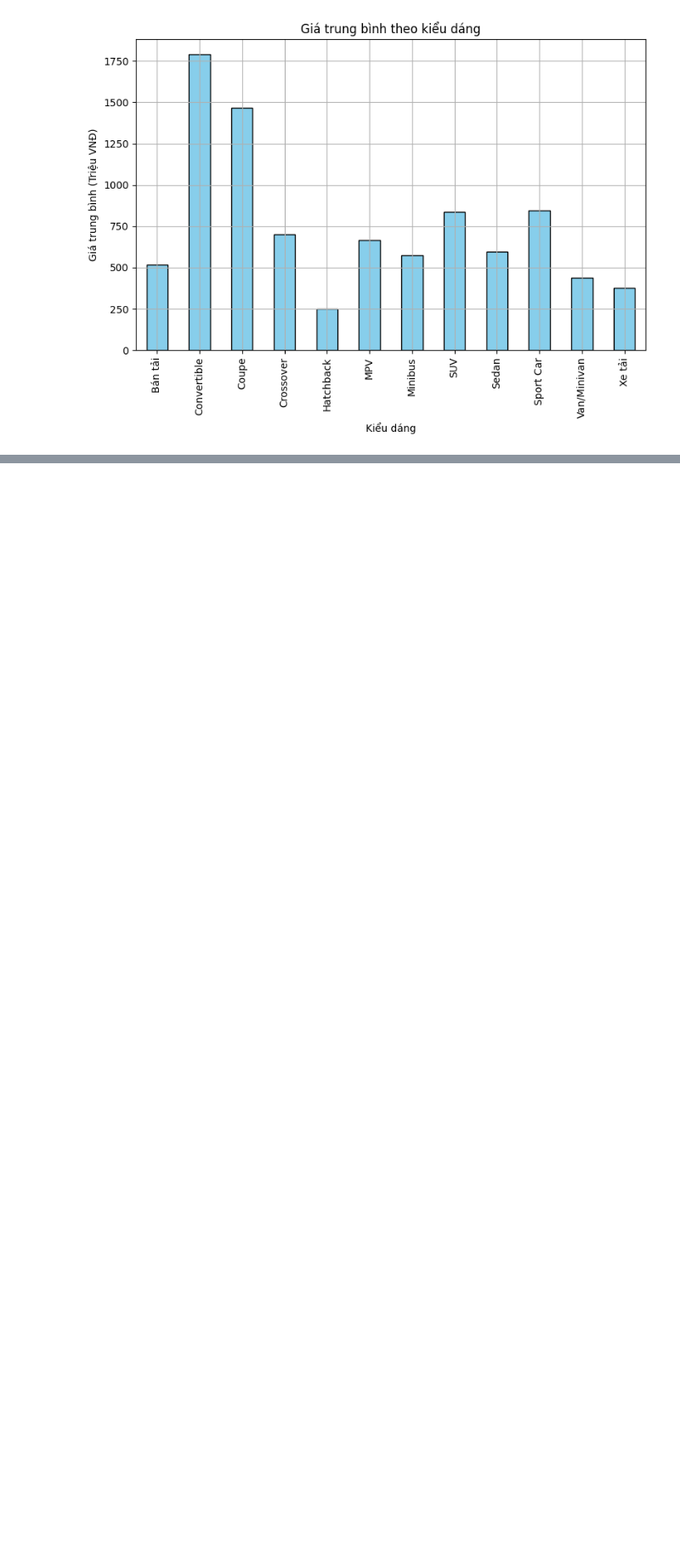
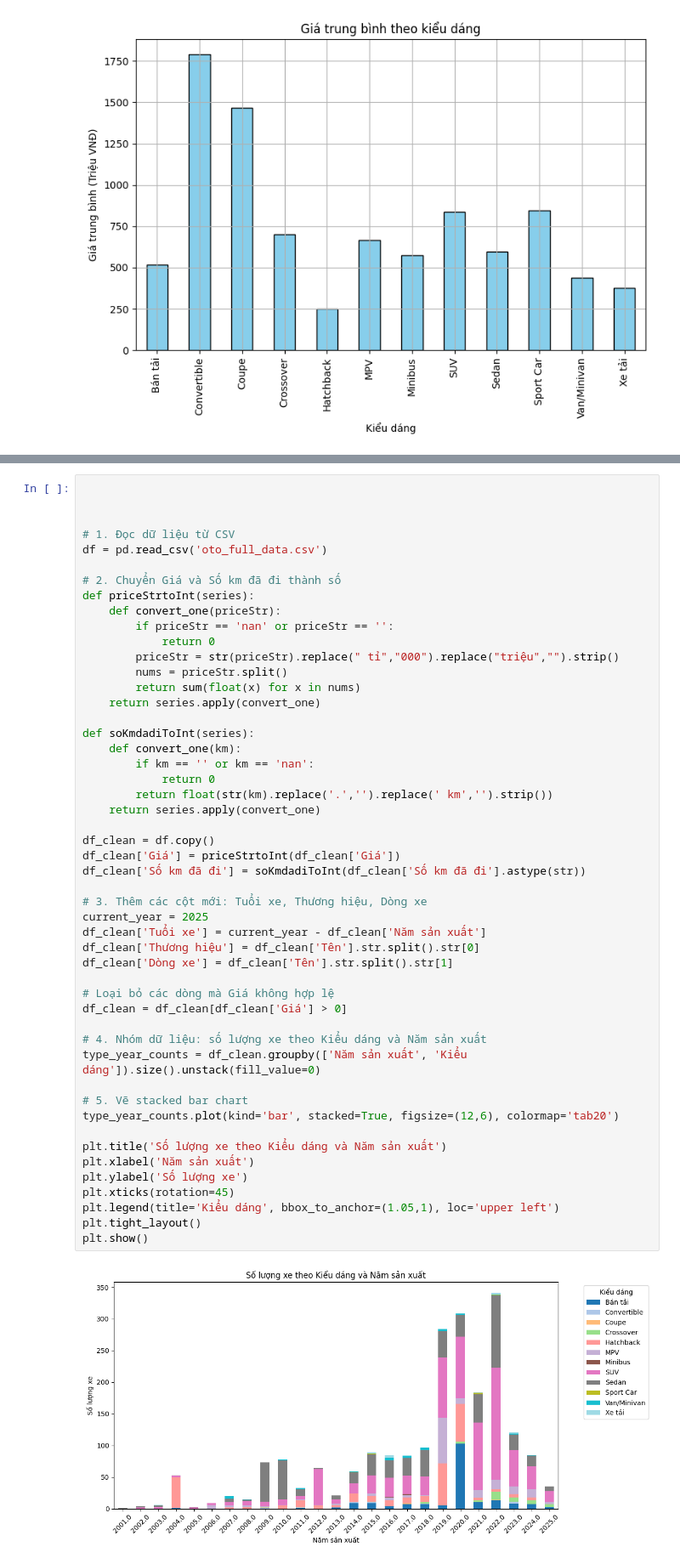
Before and after one commit to hoanpvpv/BTL-DATA, a Jupyter notebook: clearDataBTL2.ipynb, the cells around one changed output, grey strips where cells are left out. Shown: that part at 85% size. Saved outputs shown, nothing was run; the diff lists cells and outputs as text; blank space fills up the shorter version.

```diff
--- a/clearDataBTL2.ipynb
+++ b/clearDataBTL2.ipynb
@@ -209,0 +202,52 @@ plt.show()
+# %%
+
+
+
+# 1. Đọc dữ liệu từ CSV
+df = pd.read_csv('oto_full_data.csv')
+
+# 2. Chuyển Giá và Số km đã đi thành số
+def priceStrtoInt(series):
+    def convert_one(priceStr):
+        if priceStr == 'nan' or priceStr == '':
+            return 0
+        priceStr = str(priceStr).replace(" tỉ","000").replace("triệu","").strip()
+        nums = priceStr.split()
+        return sum(float(x) for x in nums)
+    return series.apply(convert_one)
+
+def soKmdadiToInt(series):
+    def convert_one(km):
+        if km == '' or km == 'nan':
+            return 0
+        return float(str(km).replace('.','').replace(' km','').strip())
+    return series.apply(convert_one)
+
+df_clean = df.copy()
+df_clean['Giá'] = priceStrtoInt(df_clean['Giá'])
+df_clean['Số km đã đi'] = soKmdadiToInt(df_clean['Số km đã đi'].astype(str))
+
+# 3. Thêm các cột mới: Tuổi xe, Thương hiệu, Dòng xe
+current_year = 2025
+df_clean['Tuổi xe'] = current_year - df_clean['Năm sản xuất']
+df_clean['Thương hiệu'] = df_clean['Tên'].str.split().str[0]
+df_clean['Dòng xe'] = df_clean['Tên'].str.split().str[1]
+
+# Loại bỏ các dòng mà Giá không hợp lệ
+df_clean = df_clean[df_clean['Giá'] > 0]
+
+# 4. Nhóm dữ liệu: số lượng xe theo Kiểu dáng và Năm sản xuất
+type_year_counts = df_clean.groupby(['Năm sản xuất', 'Kiểu dáng']).size().unstack(fill_value=0)
+
+# 5. Vẽ stacked bar chart
+type_year_counts.plot(kind='bar', stacked=True, figsize=(12,6), colormap='tab20')
+
+plt.title('Số lượng xe theo Kiểu dáng và Năm sản xuất')
+plt.xlabel('Năm sản xuất')
+plt.ylabel('Số lượng xe')
+plt.xticks(rotation=45)
+plt.legend(title='Kiểu dáng', bbox_to_anchor=(1.05,1), loc='upper left')
+plt.tight_layout()
+plt.show()
+# %% [output]
+[figure, added]
```
Also changed, not shown: parts of 8 cells of this notebook, 2 other files.
